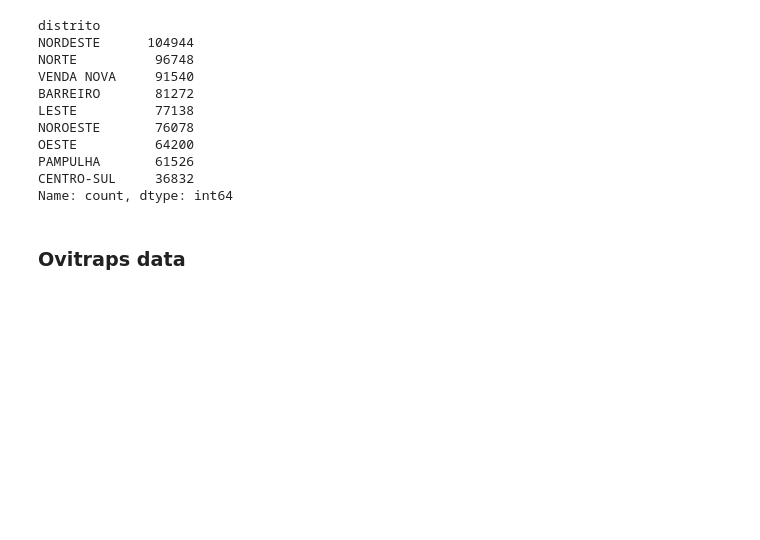
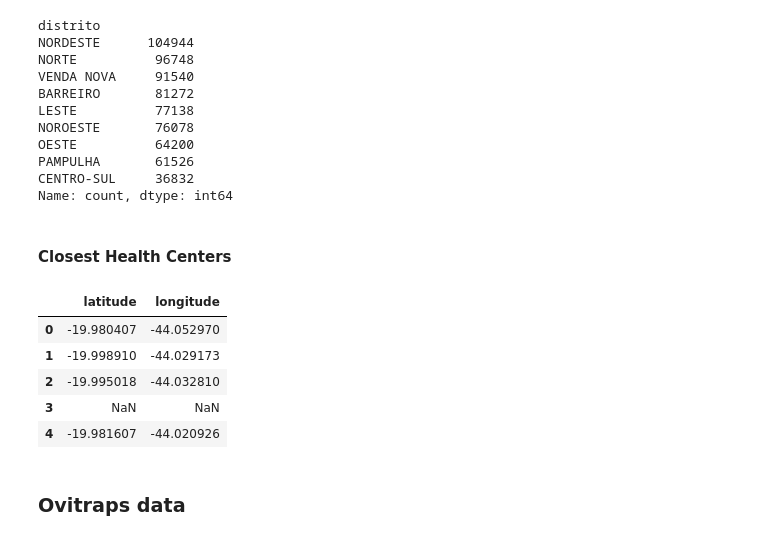
Before and after one commit to pedrobahia7/tcc_ovitraps, a Jupyter notebook: notebooks/dengue_data_exploration.ipynb, the cells around one changed output. Cells and saved outputs as stored; diff of their text form; code cells hidden in the pictures; blank space fills up the shorter version.

Commit message:
change file paths to use script in dvc, chnage nomenclature of neighbrhoods, add more analysis of samples coordinates

```diff
--- a/notebooks/dengue_data_exploration.ipynb
+++ b/notebooks/dengue_data_exploration.ipynb
@@ -89,0 +102,6 @@ dengue_data[dengue_data["latitude"].isna()]['anoCepid'].value_counts().sort_inde
+# %%
+same_coord_cases = dengue_data.groupby(['latitude', 'longitude']).size().reset_index(name='count')
+house_with_n_cases = same_coord_cases['count'].groupby(same_coord_cases['count']).count()
+pd.set_option('display.max_rows', None)
+display(house_with_n_cases)
+pd.set_option('display.max_rows', 10)
@@ -125,6 +161,17 @@ OESTE          64200
 PAMPULHA       61526
 CENTRO-SUL     36832
 Name: count, dtype: int64
+# %% [markdown]
+#### Closest Health Centers
+# %%
+dengue_data.iloc[:5][['latitude','longitude']]
+# %% [output]
+|  | latitude | longitude |
+| 0 | -19.980407 | -44.052970 |
+| 1 | -19.998910 | -44.029173 |
+| 2 | -19.995018 | -44.032810 |
+| 3 | NaN | NaN |
+| 4 | -19.981607 | -44.020926 |
 # %% [markdown]
 ### Ovitraps data
 # %%
```
Also changed, not shown: parts of 12 cells of this notebook.
